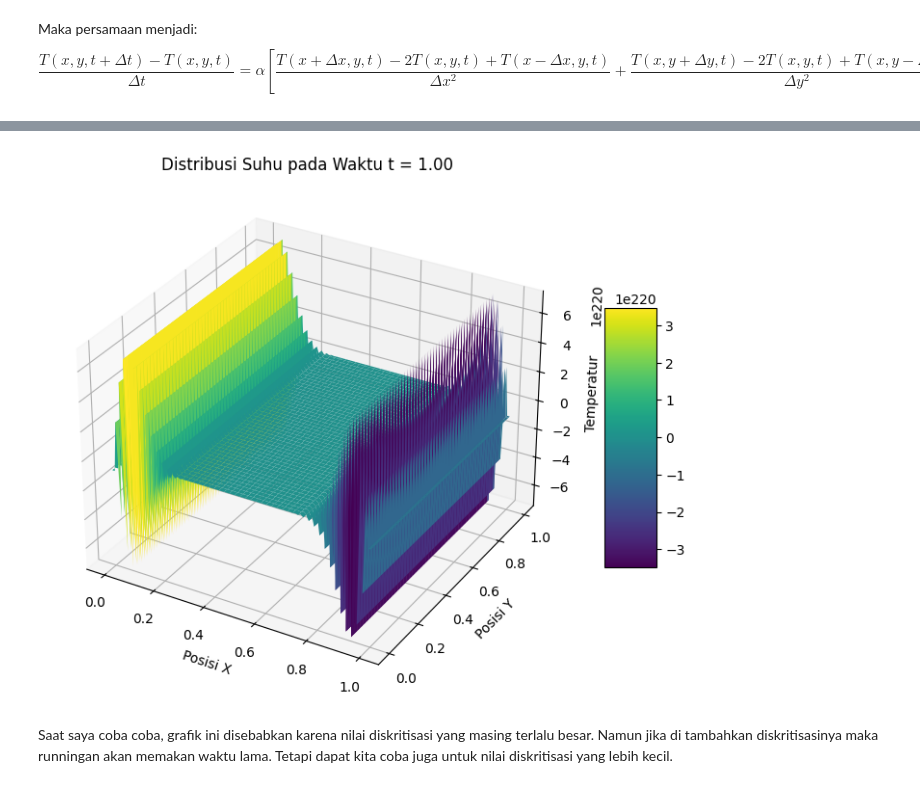
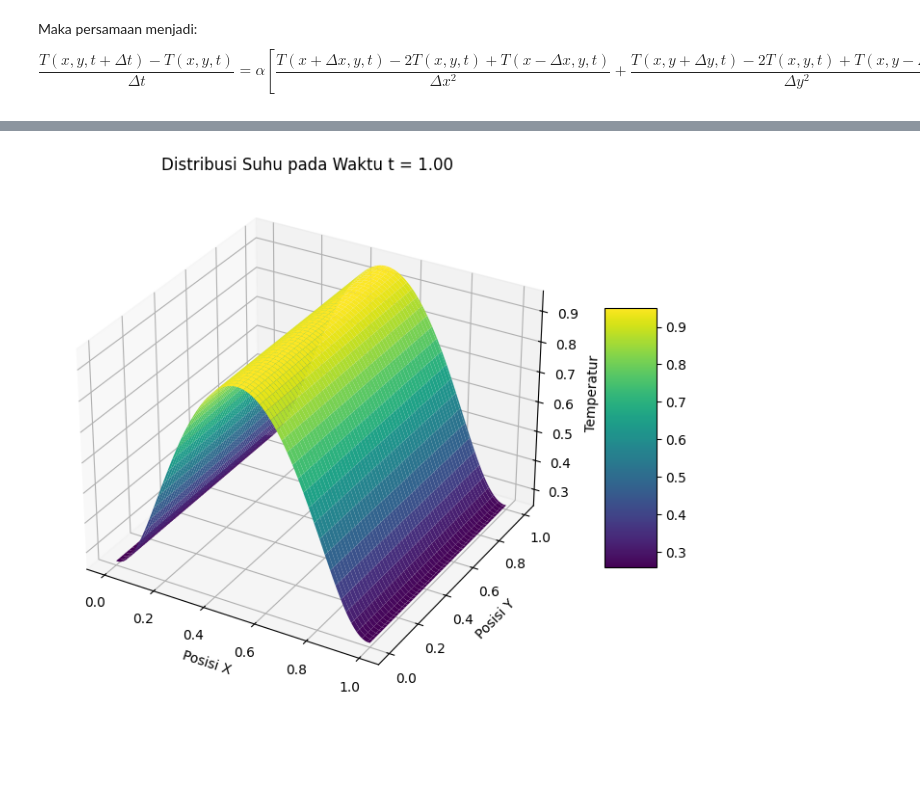
Before and after one commit to dhiyasalmas/Numerical-Method-in-Nuclear, a Jupyter notebook: Tugas4_24923304_Dhiya Salma Salsabila.ipynb, the cells around one changed output, grey strips where cells are left out. Cells and saved outputs as stored; diff of their text form; code cells hidden in the pictures; blank space fills up the shorter version.

```diff
--- a/Tugas4_24923304_Dhiya Salma Salsabila.ipynb
+++ b/Tugas4_24923304_Dhiya Salma Salsabila.ipynb
@@ -47,7 +52,7 @@ Nt = 100                # jumlah diskritisasi waktu
 def transfer_panas(L, WaktuMax, alpha, Nx, Ny, Nt):
     dx = L / Nx             # delta x
     dy = L / Ny             # delta y
-    dt = WaktuMax / Nt      # delta t
+    dt = 1/(2*alpha) * min(dx**2, dy**2)  # delta t
     x = np.linspace(0, L, Nx)
     y = np.linspace(0, L, Ny)
     t = np.linspace(0, WaktuMax, Nt)
@@ -59,33 +64,31 @@ def transfer_panas(L, WaktuMax, alpha, Nx, Ny, Nt):
         # Iterasi posisi x
         for j in range(1, Nx-1):
             # Iterasi poisisi y
             for k in range(1, Ny-1):
                 T[i+1, j, k] = T[i, j, k] + alpha * dt  * (((T[i,j+1,k] - 2*T[i,j,k] + T[i,j-1,k])/dx**2) + ((T[i, j, k+1] - 2*T[i,j,k] + T[i,j,k-1])/dy**2))
         # Syarat batas
         T[i+1, :, 0] = T[i+1, :, 1]          # batas kiri
         T[i+1, :, -1] = T[i+1, :, -2]        # batas kanan
         T[i+1, 0, :] = T[i+1, 1, :]          # batas bawah
         T[i+1, -1, :] = T[i+1, -2, :]        # batas atas
     return T, x, y, t
 
 T, x, y, t = transfer_panas(L, WaktuMax, alpha, Nx, Ny, Nt)
 
 def plot_grafik(T, x, y, t, index):
     # Membuat meshgrid untuk koordinat x dan y
     X, Y = np.meshgrid(x, y)
     # Menggambarkan plot 3D
     fig = plt.figure(figsize=(10, 7))
     ax = fig.add_subplot(111, projection='3d')
     surf = ax.plot_surface(X, Y, T[index], cmap='viridis')
     ax.set_xlabel('Posisi X')
     ax.set_ylabel('Posisi Y')
     ax.set_zlabel('Temperatur')
     ax.set_title(f'Distribusi Suhu pada Waktu t = {t[index]:.2f}')
     fig.colorbar(surf, ax=ax, shrink=0.5, aspect=5)
     plt.show()
 
 plot_grafik(T , x, y, t, -1)
 # %% [output]
-[figure, old version]
+[figure, new version]
-# %% [markdown]
-Saat saya coba coba, grafik ini disebabkan karena nilai diskritisasi yang masing terlalu besar. Namun jika di tambahkan diskritisasinya maka runningan akan memakan waktu lama. Tetapi dapat kita coba juga untuk nilai diskritisasi yang lebih kecil.
```
Also changed, not shown: parts of 4 cells of this notebook.
